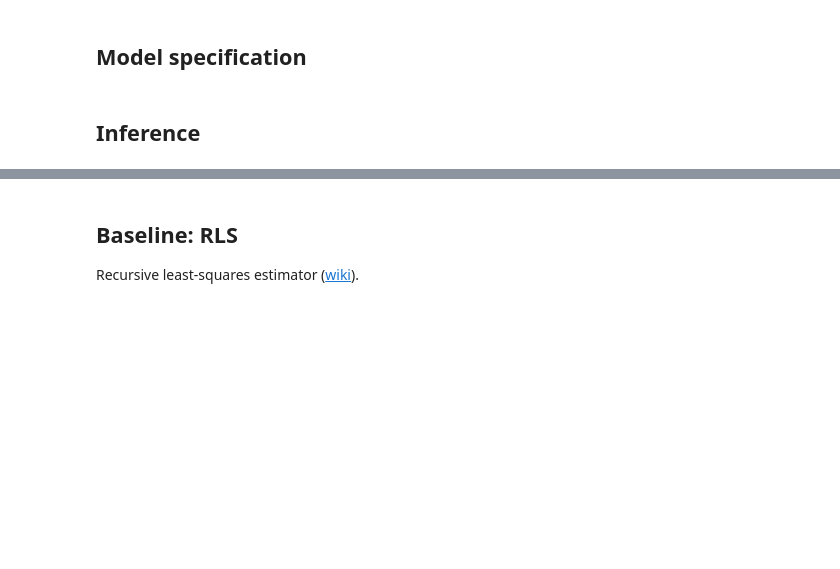
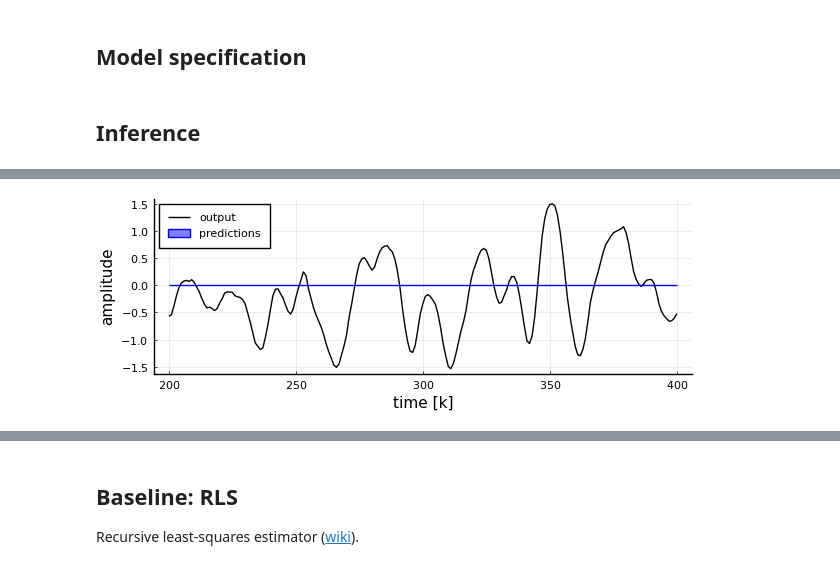
Before and after one commit to biaslab/ACC2022-vmpNARMAX, a Jupyter notebook: experiments-verification/experiment-NARMAX.ipynb, the cells around one changed output, grey strips where cells are left out. Saved outputs shown, nothing was run; the diff lists cells and outputs as text; code cells hidden in the pictures; blank space fills up the shorter version.

```diff
--- a/experiments-verification/experiment-NARMAX.ipynb
+++ b/experiments-verification/experiment-NARMAX.ipynb
@@ -377,0 +302,7 @@ plot!(tt:ts, τ_true*ones(ts-tt+1,), color="black", label="τ_true")
+# %%
+# Visualize signal
+zoom_t = 200:400
+p101 = plot(zoom_t, output_trn[zoom_t], color="black", label="output", xlabel="time [k]", ylabel="amplitude", size=(600,220))
+plot!(zoom_t, predictions_FEM[1][zoom_t], ribbon=[sqrt.(predictions_FEM[2][zoom_t]), sqrt.(predictions_FEM[2][zoom_t])], color="blue", label="predictions", legend=:topleft)
+# %% [output]
+[figure, added]
```
Also changed, not shown: parts of 73 cells of this notebook, 1 other file.
